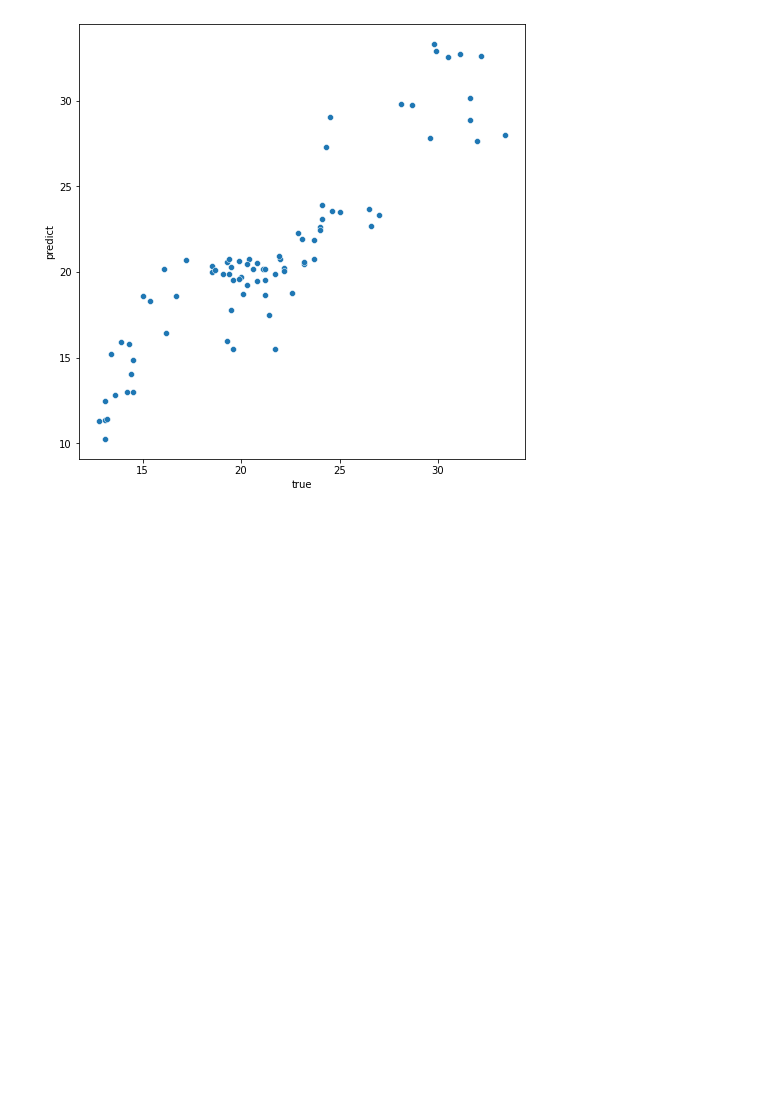
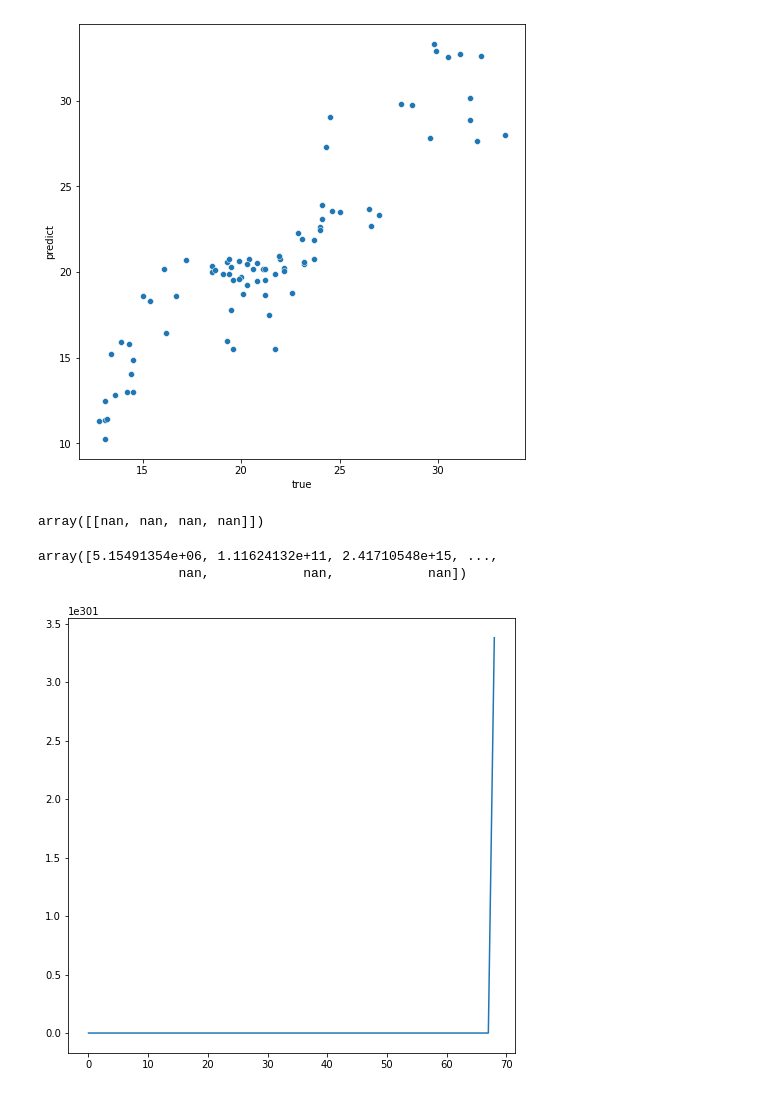
Before and after one commit to ashen007/Boston_Housing, a Jupyter notebook: model.ipynb, the cells around one changed output. Drawn from its saved outputs; the diff is of its cells as text; code cells hidden in the pictures; blank space fills up the shorter version.

```diff
--- a/model.ipynb
+++ b/model.ipynb
@@ -507,7 +507,7 @@ plt.show()
 # %%
 multivarient_model = LinearRegression()
 # %%
-train_x,test_x,train_y,test_y = train_test_split(norm_data[['CRIM','RAD','B','CHAS']].values,
+train_x,test_x,train_y,test_y = train_test_split(norm_data[['CRIM','RAD','B']].values,
                                                  norm_target['MEDV'].values,
                                                  test_size=0.2,
                                                  random_state=0)
@@ -559,0 +602,17 @@ plt.show()
+# %%
+theta,cost = train(train_x,train_y,0.001,100000)
+# %%
+theta
+# %% [output]
+array([[nan, nan, nan, nan]])
+# %%
+cost
+# %% [output]
+array([5.15491354e+06, 1.11624132e+11, 2.41710548e+15, ...,
+                  nan,            nan,            nan])
+# %%
+plt.figure(figsize=[8,8])
+plt.plot(cost)
+plt.show()
+# %% [output]
+[figure, added]
```
Also changed, not shown: parts of 2 cells of this notebook.
